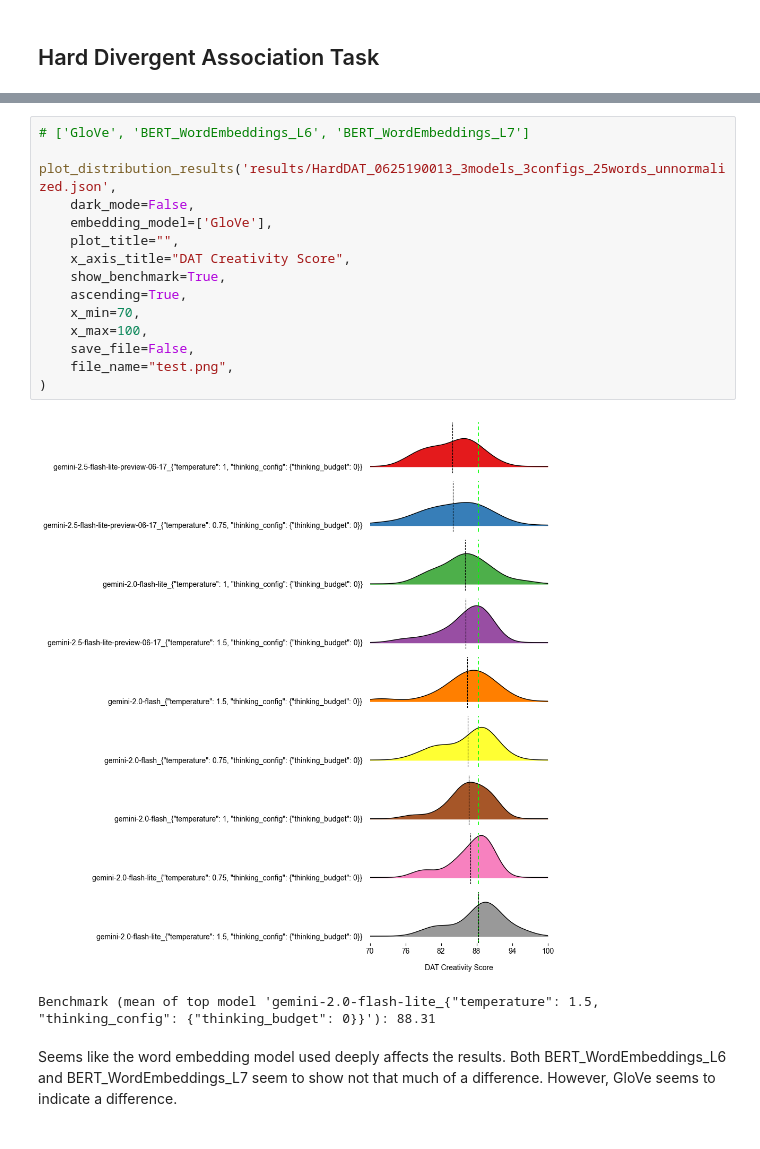
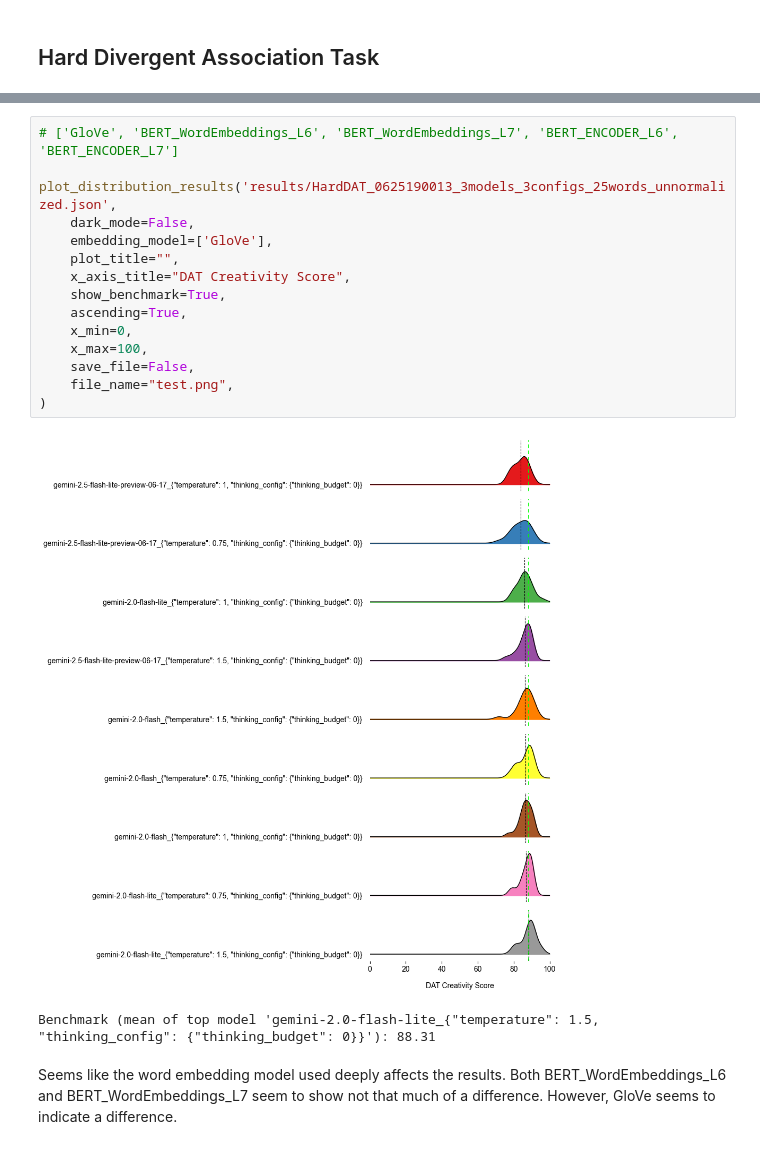
Before and after one commit to theGreen-Coder/MCTB, a Jupyter notebook: example.ipynb, the cells around one changed output, grey strips where cells are left out. Drawn from its saved outputs; the diff is of its cells as text.

```diff
--- a/example.ipynb
+++ b/example.ipynb
@@ -321,20 +322,20 @@ Found id 0625190013
 # %%
-# ['GloVe', 'BERT_WordEmbeddings_L6', 'BERT_WordEmbeddings_L7']
+# ['GloVe', 'BERT_WordEmbeddings_L6', 'BERT_WordEmbeddings_L7', 'BERT_ENCODER_L6', 'BERT_ENCODER_L7']
 
 plot_distribution_results('results/HardDAT_0625190013_3models_3configs_25words_unnormalized.json',
     dark_mode=False,
     embedding_model=['GloVe'],
     plot_title="",
     x_axis_title="DAT Creativity Score",
     show_benchmark=True,
     ascending=True,
-    x_min=70,
+    x_min=0,
     x_max=100,
     save_file=False,
     file_name="test.png",
 )
 # %% [output]
-[figure, old version]
+[figure, new version]
 Benchmark (mean of top model 'gemini-2.0-flash-lite_{"temperature": 1.5, "thinking_config": {"thinking_budget": 0}}'): 88.31
 # %% [markdown]
 Seems like the word embedding model used deeply affects the results. Both BERT_WordEmbeddings_L6 and BERT_WordEmbeddings_L7 seem to show not that much of a difference. However, GloVe seems to indicate a difference.
```
Also changed, not shown: parts of 10 cells of this notebook, 1 other file.
